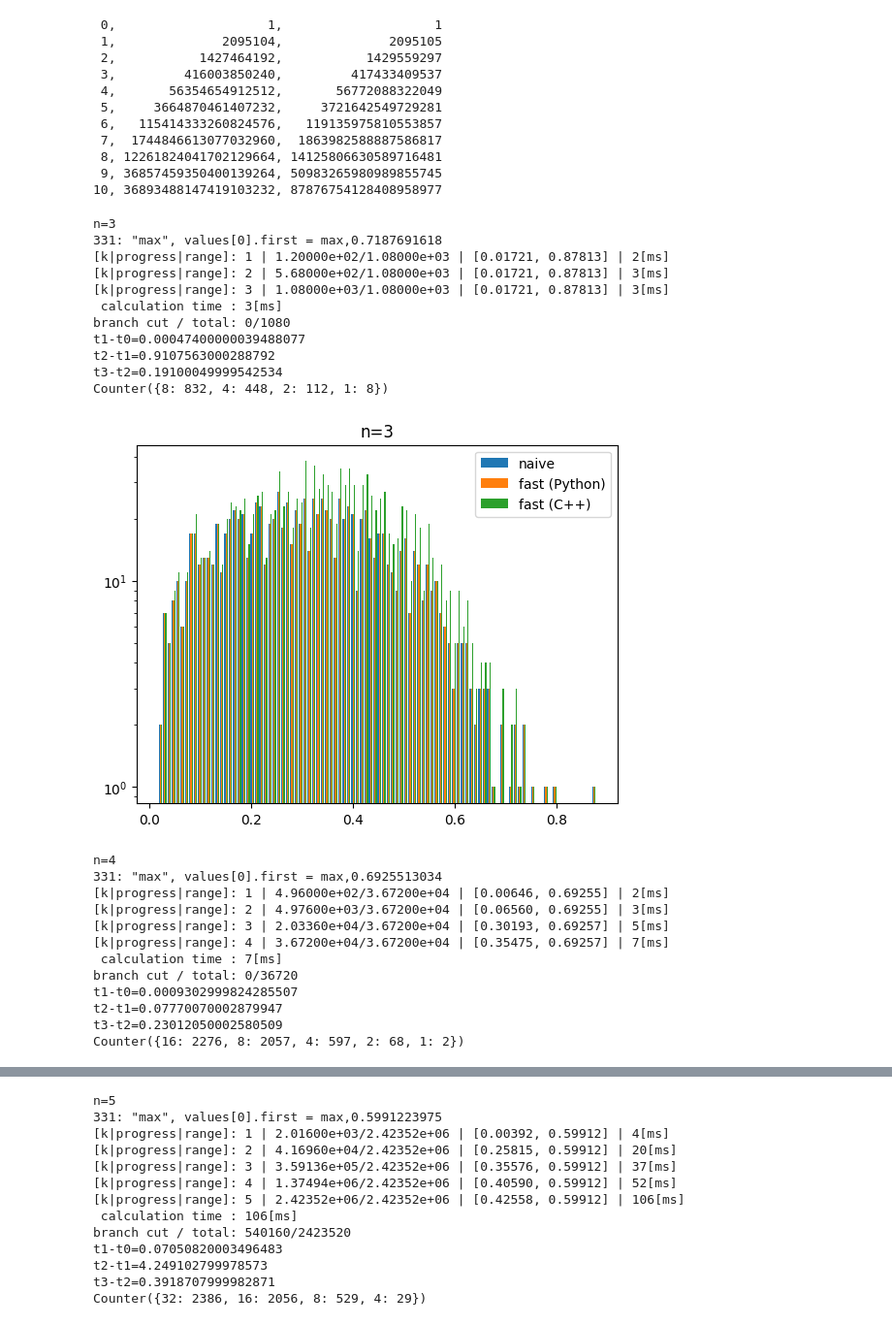
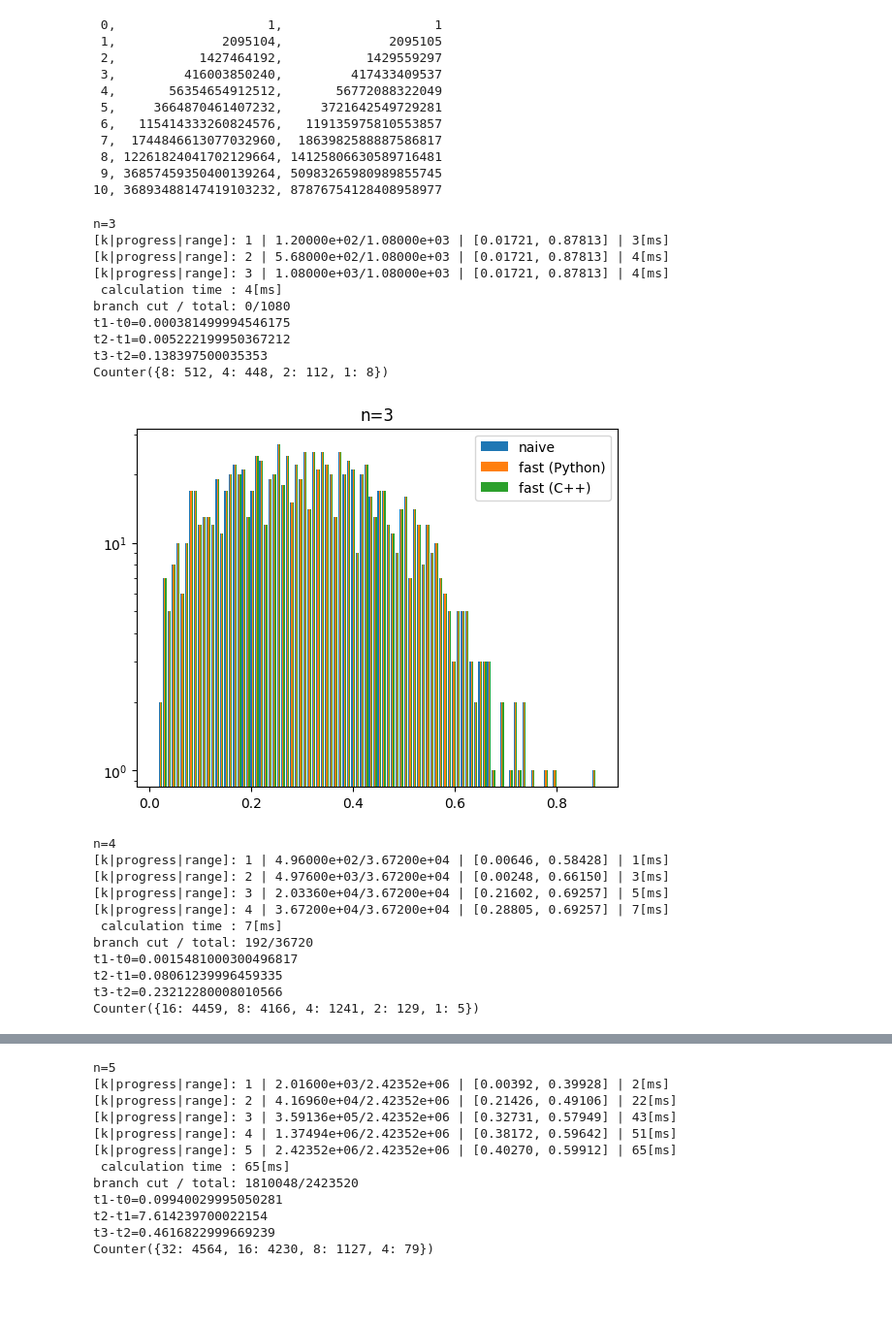
Before and after one commit to quantum-programming/stabilizer_extent, a Jupyter notebook: notebooks/dot_calculation.ipynb, the cells around one changed output, grey strips where cells are left out. Shown: that part at 97% size. Drawn from its saved outputs; the diff is of its cells as text; code cells hidden in the pictures; blank space fills up the shorter version.

```diff
--- a/notebooks/dot_calculation.ipynb
+++ b/notebooks/dot_calculation.ipynb
@@ -57,7 +57,7 @@ for n in [3, 4, 5]:
     t1 = time.perf_counter()
     ansFast = calc_dot(n, psi.tolist())
     t2 = time.perf_counter()
-    states = get_topK_Amat(n, psi, is_dual_mode=False)
+    states = get_topK_Amat(n, psi, is_dual_mode=False, verbose=True)
     ansFast2 = np.abs(psi.conjugate() @ states)
     t3 = time.perf_counter()
     print(f"{t1-t0=}")
@@ -72,52 +72,50 @@ for n in [3, 4, 5]:
     plt.show()
 
     assert len(ansSlow) == len(ansFast)
     assert np.allclose(np.sort(ansSlow), np.sort(ansFast))
     # if n <= 4:
     #     assert np.allclose(np.sort(np.abs(ansSlow)), np.sort(np.abs(ansFast2)))
 
     # if n <= 2:
     #     mat = np.zeros((2, len(ansSlow)), dtype=np.complex128)
     #     for i in range(len(ansSlow)):
     #         mat[0, i] = ansSlow[i]
     #         mat[1, i] = ansFast[i]
     #     vis_matrix(mat)
 
     # assert np.allclose(np.sort(ansSlow), np.sort(ansFast))
 
     # cnt = 3 if n == 1 else 30
     # col_idxs = np.argpartition(np.abs(ansFast), -cnt)[-cnt:]
     # dots_abs_ans = np.abs(ansFast[col_idxs])
     # dots_abs_check = []
     # states = recovery_states_from_idxs(n, col_idxs)
     # for state in states:
     #     dots_abs_check.append(abs(state @ psi))
     # dots_abs_check = np.array(dots_abs_check)
     # print(f"{dots_abs_ans=}")
     # print(f"{dots_abs_check=}")
     # assert np.allclose(np.sort(dots_abs_ans), np.sort(dots_abs_check))
 # %% [output]
 n=3
-331: "max", values[0].first = max,0.7187691618
-[k|progress|range]: 1 | 1.20000e+02/1.08000e+03 | [0.01721, 0.87813] | 2[ms]
-[k|progress|range]: 2 | 5.68000e+02/1.08000e+03 | [0.01721, 0.87813] | 3[ms]
-[k|progress|range]: 3 | 1.08000e+03/1.08000e+03 | [0.01721, 0.87813] | 3[ms]
- calculation time : 3[ms]
+[k|progress|range]: 1 | 1.20000e+02/1.08000e+03 | [0.01721, 0.87813] | 3[ms]
+[k|progress|range]: 2 | 5.68000e+02/1.08000e+03 | [0.01721, 0.87813] | 4[ms]
+[k|progress|range]: 3 | 1.08000e+03/1.08000e+03 | [0.01721, 0.87813] | 4[ms]
+ calculation time : 4[ms]
 branch cut / total: 0/1080
-t1-t0=0.00047400000039488077
-t2-t1=0.9107563000288792
-t3-t2=0.19100049999542534
-Counter({8: 832, 4: 448, 2: 112, 1: 8})
+t1-t0=0.000381499994546175
+t2-t1=0.005222199950367212
+t3-t2=0.138397500035353
+Counter({8: 512, 4: 448, 2: 112, 1: 8})
-[figure, old version]
+[figure, new version]
 n=4
-331: "max", values[0].first = max,0.6925513034
-[k|progress|range]: 1 | 4.96000e+02/3.67200e+04 | [0.00646, 0.69255] | 2[ms]
-[k|progress|range]: 2 | 4.97600e+03/3.67200e+04 | [0.06560, 0.69255] | 3[ms]
-[k|progress|range]: 3 | 2.03360e+04/3.67200e+04 | [0.30193, 0.69257] | 5[ms]
-[k|progress|range]: 4 | 3.67200e+04/3.67200e+04 | [0.35475, 0.69257] | 7[ms]
+[k|progress|range]: 1 | 4.96000e+02/3.67200e+04 | [0.00646, 0.58428] | 1[ms]
+[k|progress|range]: 2 | 4.97600e+03/3.67200e+04 | [0.00248, 0.66150] | 3[ms]
+[k|progress|range]: 3 | 2.03360e+04/3.67200e+04 | [0.21602, 0.69257] | 5[ms]
+[k|progress|range]: 4 | 3.67200e+04/3.67200e+04 | [0.28805, 0.69257] | 7[ms]
  calculation time : 7[ms]
-branch cut / total: 0/36720
-t1-t0=0.0009302999824285507
-t2-t1=0.07770070002879947
-t3-t2=0.23012050002580509
-Counter({16: 2276, 8: 2057, 4: 597, 2: 68, 1: 2})
+branch cut / total: 192/36720
+t1-t0=0.0015481000300496817
+t2-t1=0.08061239996459335
+t3-t2=0.23212280008010566
+Counter({16: 4459, 8: 4166, 4: 1241, 2: 129, 1: 5})
@@ -125,13 +123,12 @@ Counter({16: 2276, 8: 2057, 4: 597, 2: 68, 1: 2})
 n=5
-331: "max", values[0].first = max,0.5991223975
-[k|progress|range]: 1 | 2.01600e+03/2.42352e+06 | [0.00392, 0.59912] | 4[ms]
-[k|progress|range]: 2 | 4.16960e+04/2.42352e+06 | [0.25815, 0.59912] | 20[ms]
-[k|progress|range]: 3 | 3.59136e+05/2.42352e+06 | [0.35576, 0.59912] | 37[ms]
-[k|progress|range]: 4 | 1.37494e+06/2.42352e+06 | [0.40590, 0.59912] | 52[ms]
-[k|progress|range]: 5 | 2.42352e+06/2.42352e+06 | [0.42558, 0.59912] | 106[ms]
- calculation time : 106[ms]
-branch cut / total: 540160/2423520
-t1-t0=0.07050820003496483
-t2-t1=4.249102799978573
-t3-t2=0.3918707999982871
-Counter({32: 2386, 16: 2056, 8: 529, 4: 29})
+[k|progress|range]: 1 | 2.01600e+03/2.42352e+06 | [0.00392, 0.39928] | 2[ms]
+[k|progress|range]: 2 | 4.16960e+04/2.42352e+06 | [0.21426, 0.49106] | 22[ms]
+[k|progress|range]: 3 | 3.59136e+05/2.42352e+06 | [0.32731, 0.57949] | 43[ms]
+[k|progress|range]: 4 | 1.37494e+06/2.42352e+06 | [0.38172, 0.59642] | 51[ms]
+[k|progress|range]: 5 | 2.42352e+06/2.42352e+06 | [0.40270, 0.59912] | 65[ms]
+ calculation time : 65[ms]
+branch cut / total: 1810048/2423520
+t1-t0=0.09940029995050281
+t2-t1=7.614239700022154
+t3-t2=0.4616822999669239
+Counter({32: 4564, 16: 4230, 8: 1127, 4: 79})
```
Also changed, not shown: parts of 2 cells of this notebook, 6 other files.
